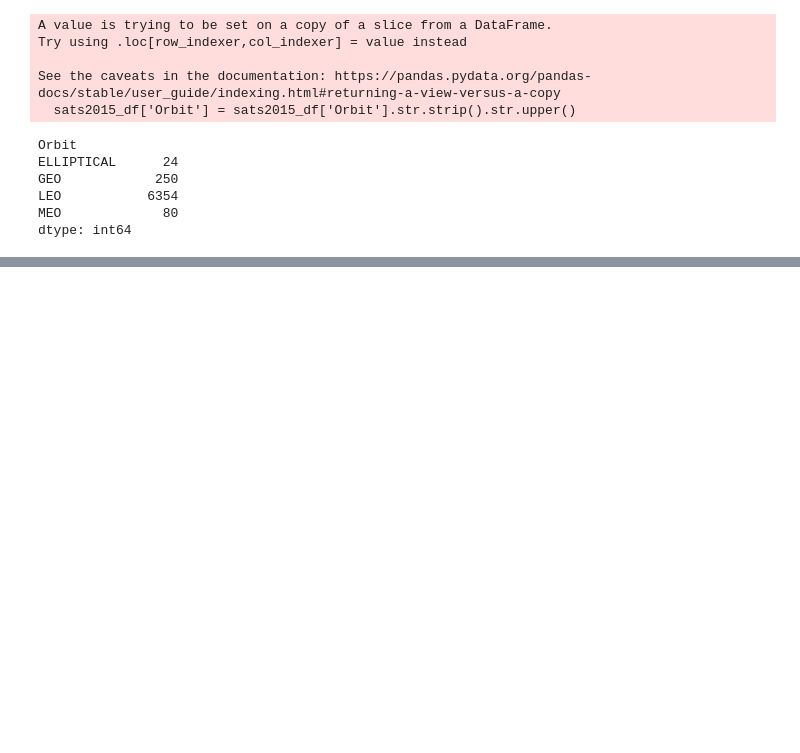
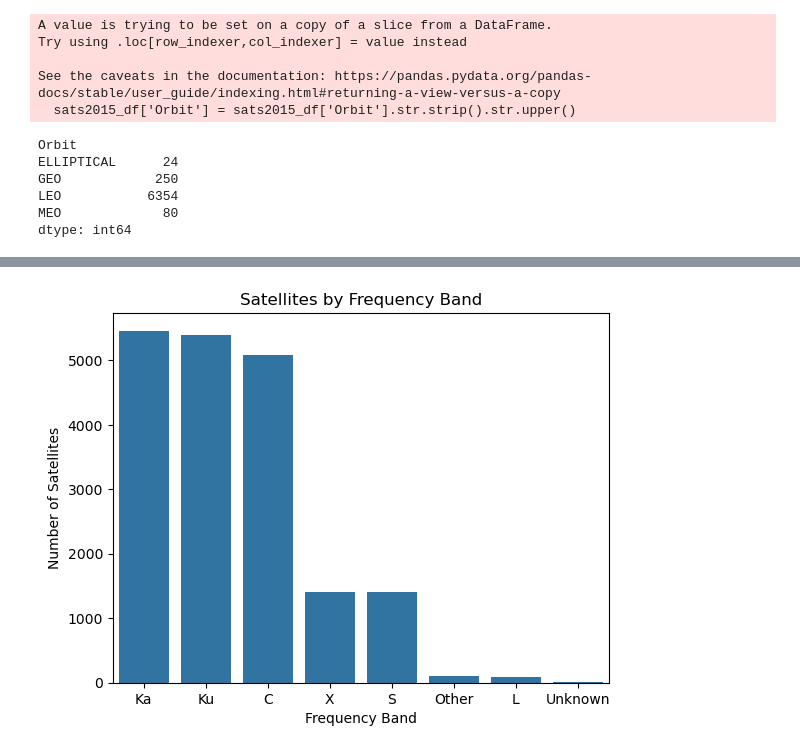
Before and after one commit to tashhalex/DDI-midterm, a Jupyter notebook: midterm2.ipynb, the cells around one changed output, grey strips where cells are left out. Drawn from its saved outputs; the diff is of its cells as text; code cells hidden in the pictures; blank space fills up the shorter version.

```diff
--- a/midterm2.ipynb
+++ b/midterm2.ipynb
@@ -189,0 +228,4 @@ dtype: int64
+# %%
+# Put rows that I want to keep into new dataframe.
+finalsats_df = sats2015_df[['Satellite_Name', 'Operator_Country', 'Users', 'Orbit', 'Launch_Site', 'Launch_Year', 'Primary_Mission', 'Frequency_Band']]
+finalsats_df
@@ -189,0 +269,25 @@ dtype: int64
+# %%
+
+# Create a new column for Primary User and create a function that will pull primary user from Users List
+def primary_user(users):
+    p_user = [
+    'Civil',
+    'Commercial',
+    'Government',
+    'Military',
+    'Other',
+    'Unknown'
+    ]
+
+    if pd.isnull(users):
+        return 'Other'
+
+    users = [u.strip().title() for u in users.split('/')]
+
+    for u in users:
+        if u in p_user:
+            return u
+    return 'Other'
+
+finalsats_df['Primary_User'] = finalsats_df['Users'].apply(primary_user)
+finalsats_df
@@ -189,0 +313,3 @@ dtype: int64
+# %%
+finalsats_df = finalsats_df[['Satellite_Name', 'Operator_Country','Orbit', 'Launch_Site', 'Launch_Year', 'Primary_Mission', 'Frequency_Band', 'Primary_User']]
+finalsats_df.groupby('Primary_User').size()
@@ -189,0 +360,4 @@ dtype: int64
+# %%
+# Split into Separate Bands (AI-assisted)
+exploded_df = finalsats_df.assign(Frequency_Band=finalsats_df['Frequency_Band'].str.split('/')).explode('Frequency_Band')
+exploded_df
@@ -189,0 +378,9 @@ dtype: int64
+# %%
+
+sns.countplot(data=exploded_df, x='Frequency_Band', order=exploded_df['Frequency_Band'].value_counts().index)
+plt.xlabel('Frequency Band')
+plt.ylabel('Number of Satellites')
+plt.title('Satellites by Frequency Band')
+plt.show()
+# %% [output]
+[figure, added]
```
Also changed, not shown: parts of 12 cells of this notebook, 2 other files.
